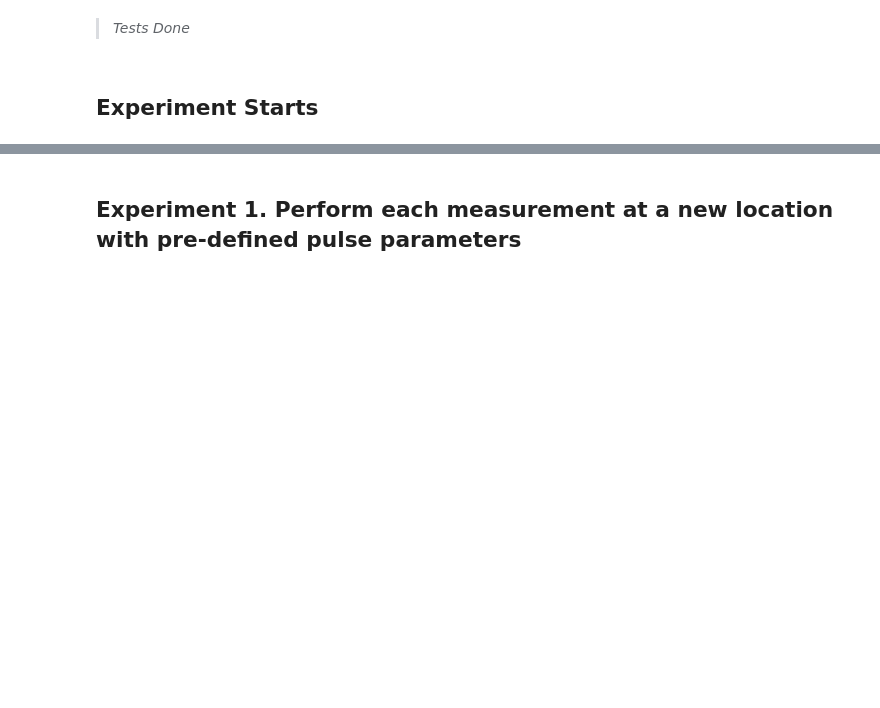
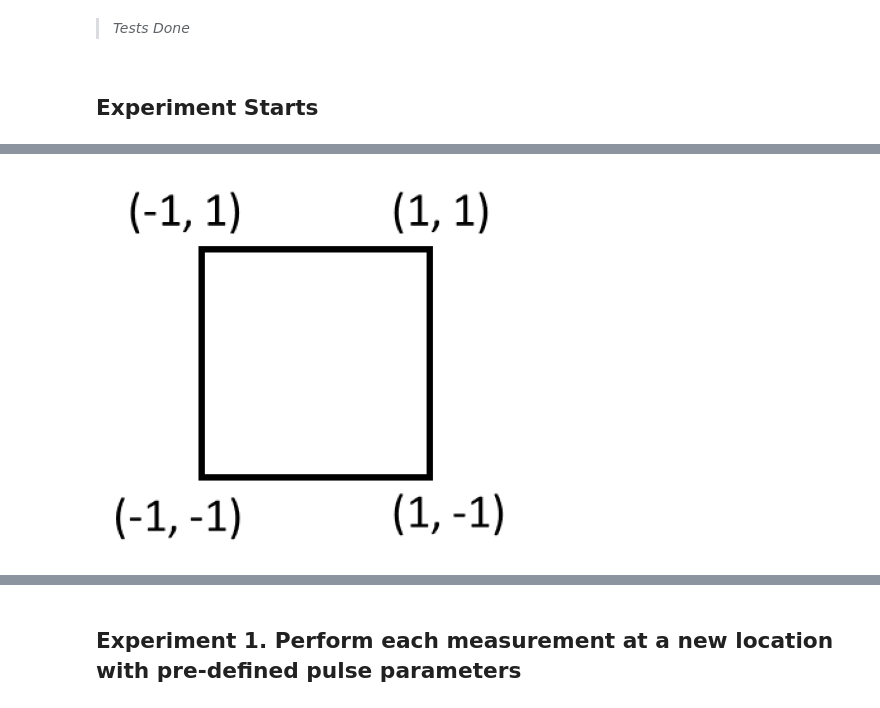
Before and after one commit to yongtaoliu/aecroscopy.pyae, a Jupyter notebook: ht_workflows/ht_domain_writing_experiment.ipynb, the cells around one changed output, grey strips where cells are left out. Drawn from its saved outputs; the diff is of its cells as text; code cells hidden in the pictures; blank space fills up the shorter version.

```diff
--- a/ht_workflows/ht_domain_writing_experiment.ipynb
+++ b/ht_workflows/ht_domain_writing_experiment.ipynb
@@ -124,0 +115,4 @@ line scan start and end positions:  (-0.5, 0.0, 0.5, 0.0)
+# %%
+im = img.imread('image2.png'); plt.imshow(im); plt.axis("off");
+# %% [output]
+[figure, added]
```
Also changed, not shown: parts of 9 cells of this notebook.
